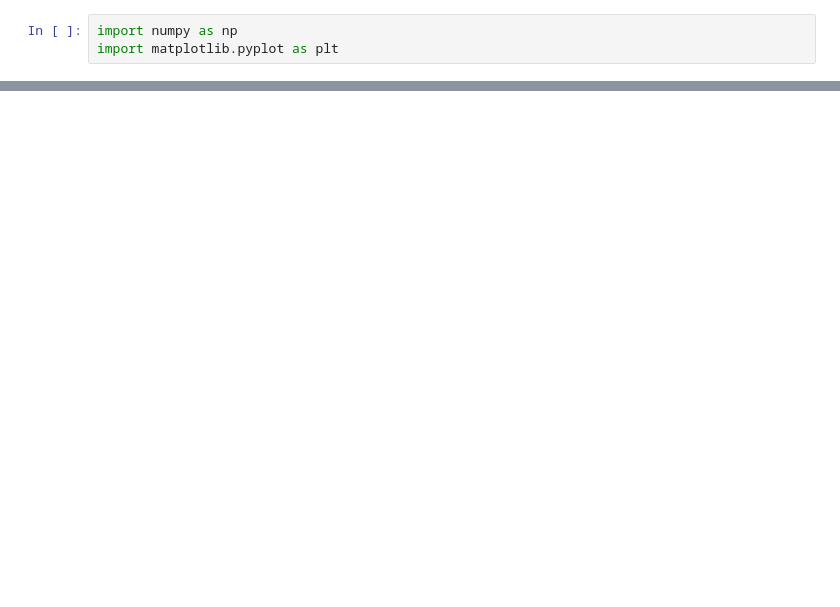
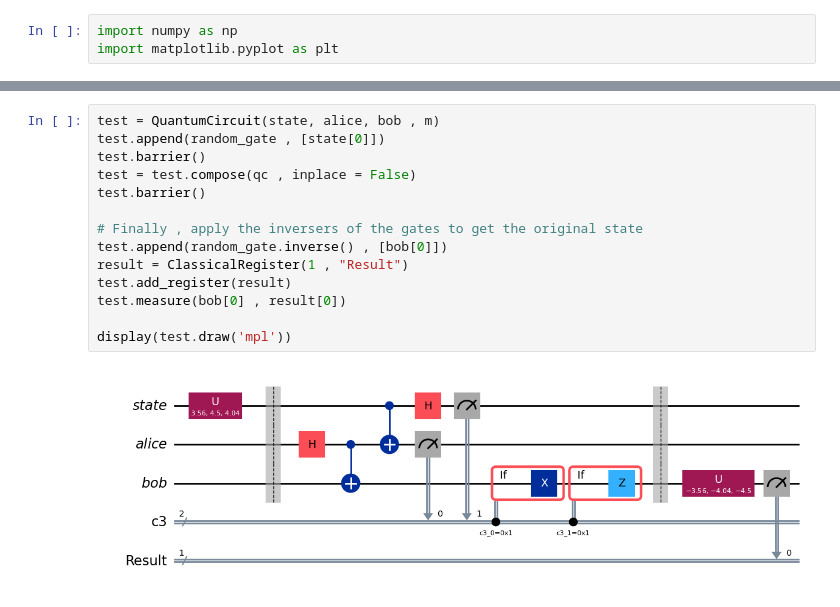
Before and after one commit to darkmatter2000/Algorithms_implementation, a Jupyter notebook: Quantum_teleportation/quantum_teleportation.ipynb, the cells around one changed output, grey strips where cells are left out. Cells and saved outputs as stored; diff of their text form; blank space fills up the shorter version.

```diff
--- a/Quantum_teleportation/quantum_teleportation.ipynb
+++ b/Quantum_teleportation/quantum_teleportation.ipynb
@@ -83,0 +195,16 @@ Teleported Bob's Qubit state: [-1.  0.  0.]
+# %%
+test = QuantumCircuit(state, alice, bob , m)
+test.append(random_gate , [state[0]])
+test.barrier()
+test = test.compose(qc , inplace = False)
+test.barrier()
+
+# Finally , apply the inversers of the gates to get the original state
+test.append(random_gate.inverse() , [bob[0]])
+result = ClassicalRegister(1 , "Result")
+test.add_register(result)
+test.measure(bob[0] , result[0])
+
+display(test.draw('mpl'))
+# %% [output]
+[figure, added]
```
Also changed, not shown: parts of 15 cells of this notebook.
